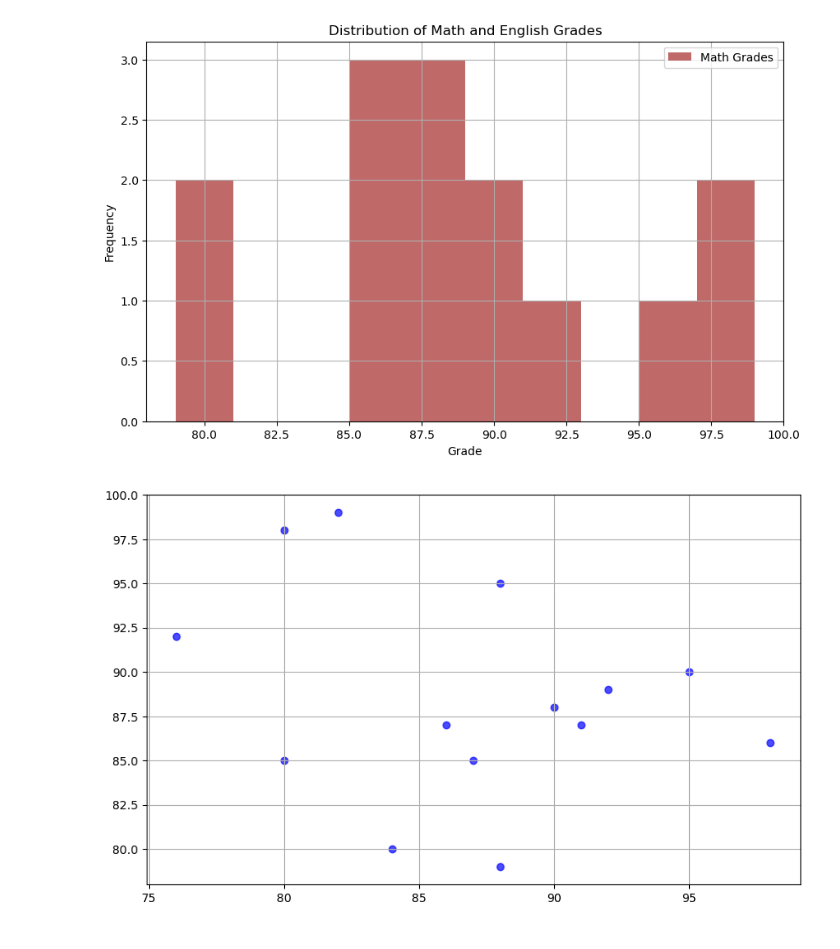
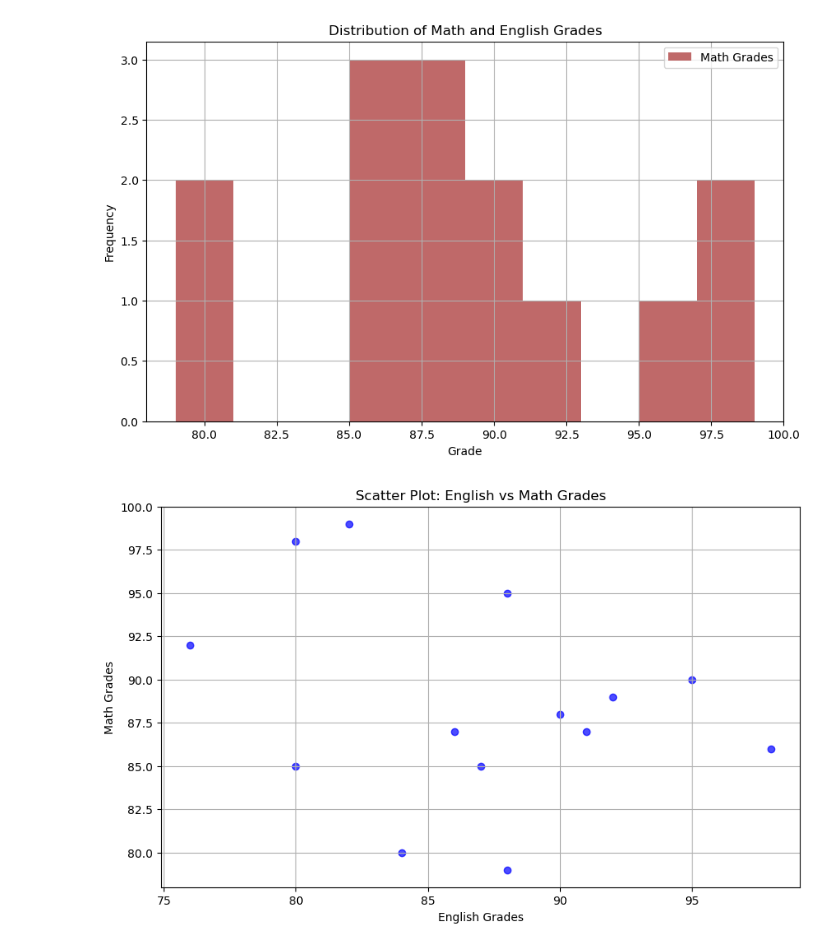
Before and after one commit to ericakuamoah06/engg680_2024_fall, a Jupyter notebook: Lab_Assignment1/StudentGradeManagementSystem.ipynb, the cells around one changed output. Cells and saved outputs as stored; diff of their text form; code cells hidden in the pictures.

Commit message:
image file for scatter plot

```diff
--- a/Lab_Assignment1/StudentGradeManagementSystem.ipynb
+++ b/Lab_Assignment1/StudentGradeManagementSystem.ipynb
@@ -434,26 +434,30 @@ plt.show()
 # %%
 # Let's also use matplotlib to display a scatter plot of English vs. Math grades
 # Scatter plots are useful for seeing the relationship between two variables
 plt.figure(figsize=(10, 6))
 
 # Step 1: Use .scatter(x_data, y_data) to create a scatter plot using the English grades on the x-axis, and Math grades on the y-axis
 # (2 mark)
 plt.scatter(df_studentGrades['englishGrade'], df_studentGrades['mathGrade'], color='blue', alpha=0.7)
 
 
 
 # Step 1: Properly label the x and y axes as well as the title of your plot.
 # (3 marks)
-#
+
+plt.xlabel('English Grades')
+plt.ylabel('Math Grades')
+plt.title('Scatter Plot: English vs Math Grades')
+
 plt.grid(True)
 
 # Step 2: Output an image file for the scatter plot with a descriptive file name
 # (1 mark)
-#
+plt.savefig('english_vs_math_grades_scatter_plot.png')
 
 plt.show()
 # %% [output]
-[figure, old version]
+[figure, new version]
 # %%
 # From the scatter plot, is there a relationship between the Math and English grades?
 # (1 mark)
```
